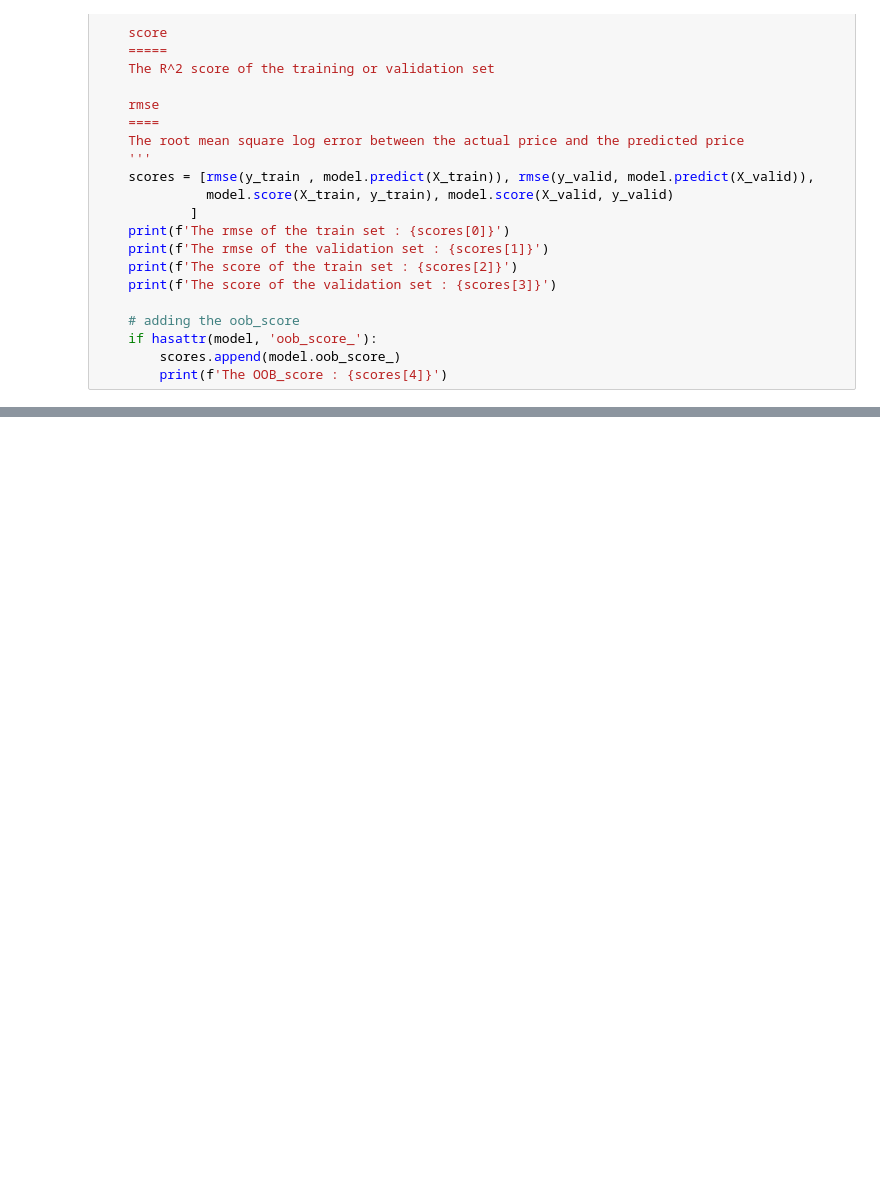
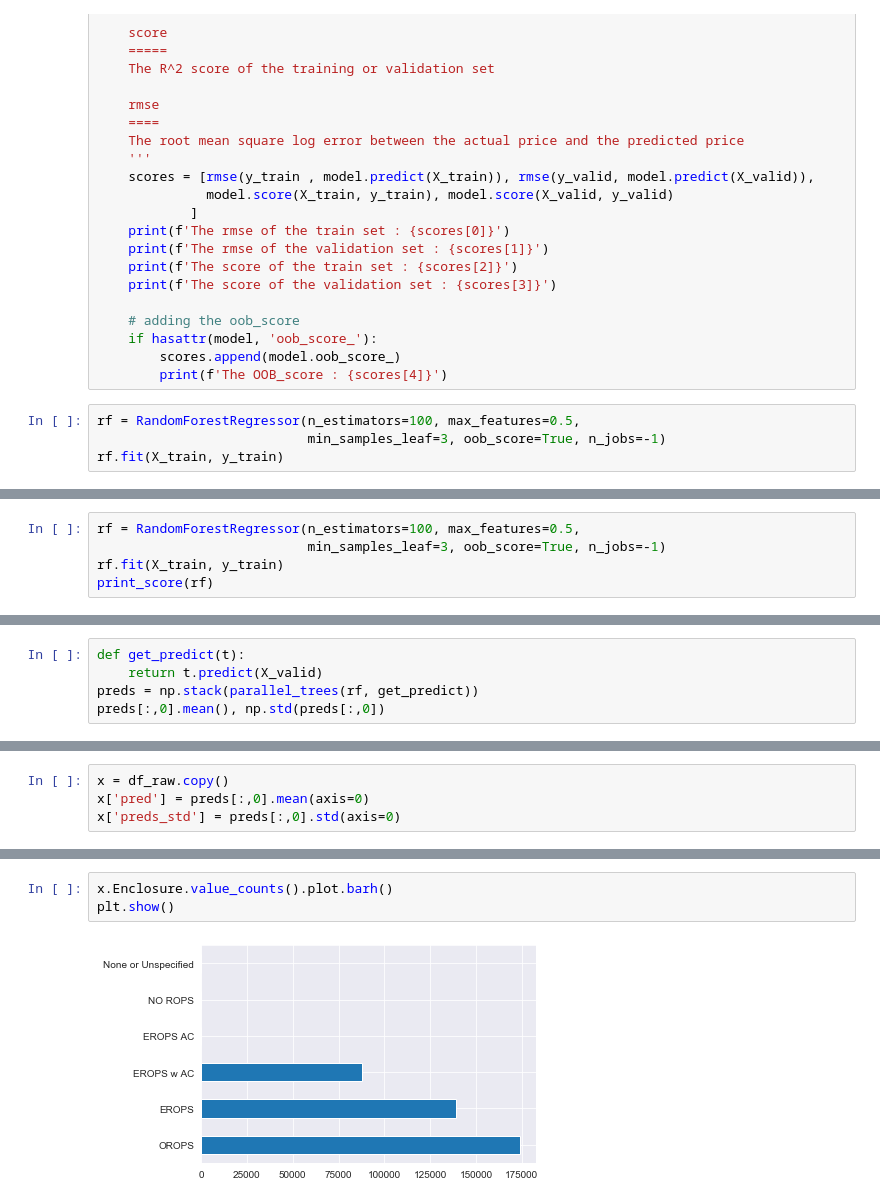
Before and after one commit to wolfdale229/100daysofmlcodes, a Jupyter notebook: intro to ml (fastai)/Interpretation .ipynb, the cells around one changed output, grey strips where cells are left out. Cells and saved outputs as stored; diff of their text form; blank space fills up the shorter version.

```diff
--- a/intro to ml (fastai)/Interpretation .ipynb
+++ b/intro to ml (fastai)/Interpretation .ipynb
@@ -86,3 +76,7 @@ def print_score(model):
     if hasattr(model, 'oob_score_'):
         scores.append(model.oob_score_)
         print(f'The OOB_score : {scores[4]}')
+# %%
+rf = RandomForestRegressor(n_estimators=100, max_features=0.5,
+                           min_samples_leaf=3, oob_score=True, n_jobs=-1)
+rf.fit(X_train, y_train)
@@ -96,0 +105,5 @@ The OOB_score : 0.8935606322993769
+# %%
+rf = RandomForestRegressor(n_estimators=100, max_features=0.5,
+                           min_samples_leaf=3, oob_score=True, n_jobs=-1)
+rf.fit(X_train, y_train)
+print_score(rf)
@@ -96,0 +116,5 @@ The OOB_score : 0.8935606322993769
+# %%
+def get_predict(t):
+    return t.predict(X_valid)
+preds = np.stack(parallel_trees(rf, get_predict))
+preds[:,0].mean(), np.std(preds[:,0])
@@ -96,0 +123,4 @@ The OOB_score : 0.8935606322993769
+# %%
+x = df_raw.copy()
+x['pred'] = preds[:,0].mean(axis=0)
+x['preds_std'] = preds[:,0].std(axis=0)
@@ -96,0 +137,5 @@ The OOB_score : 0.8935606322993769
+# %%
+x.Enclosure.value_counts().plot.barh()
+plt.show()
+# %% [output]
+[figure, added]
```
Also changed, not shown: parts of 23 cells of this notebook, 1 other file.
